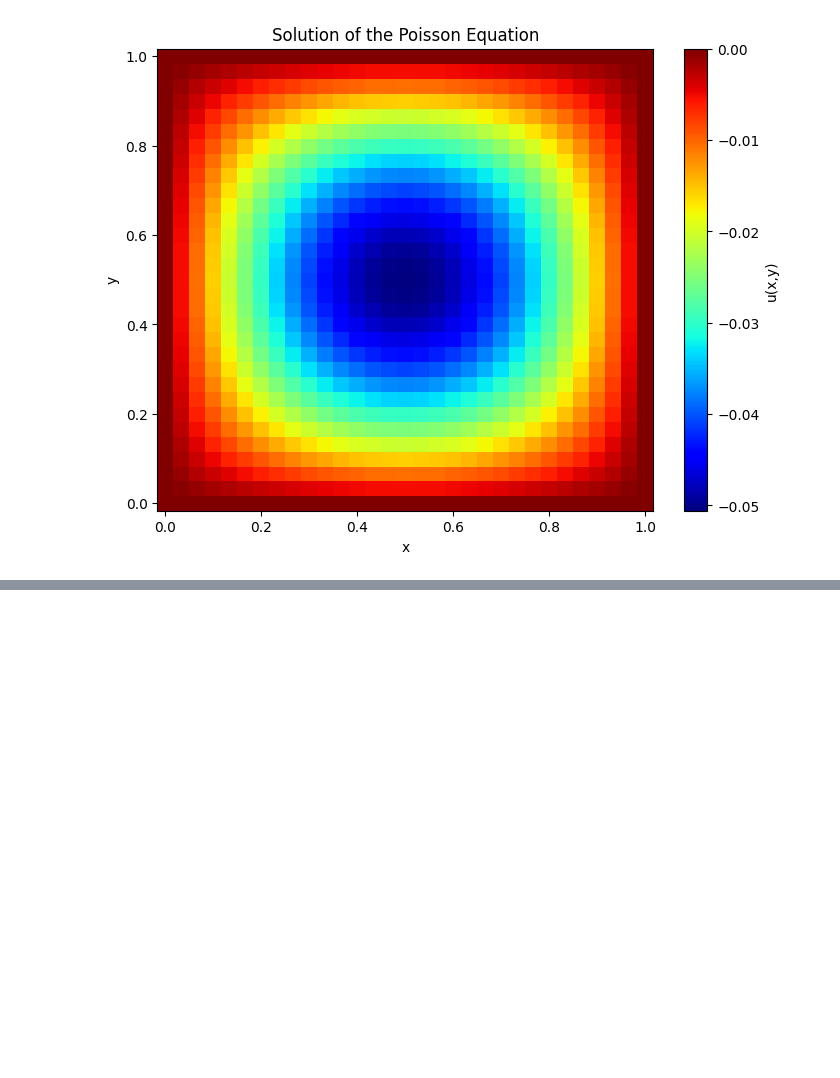
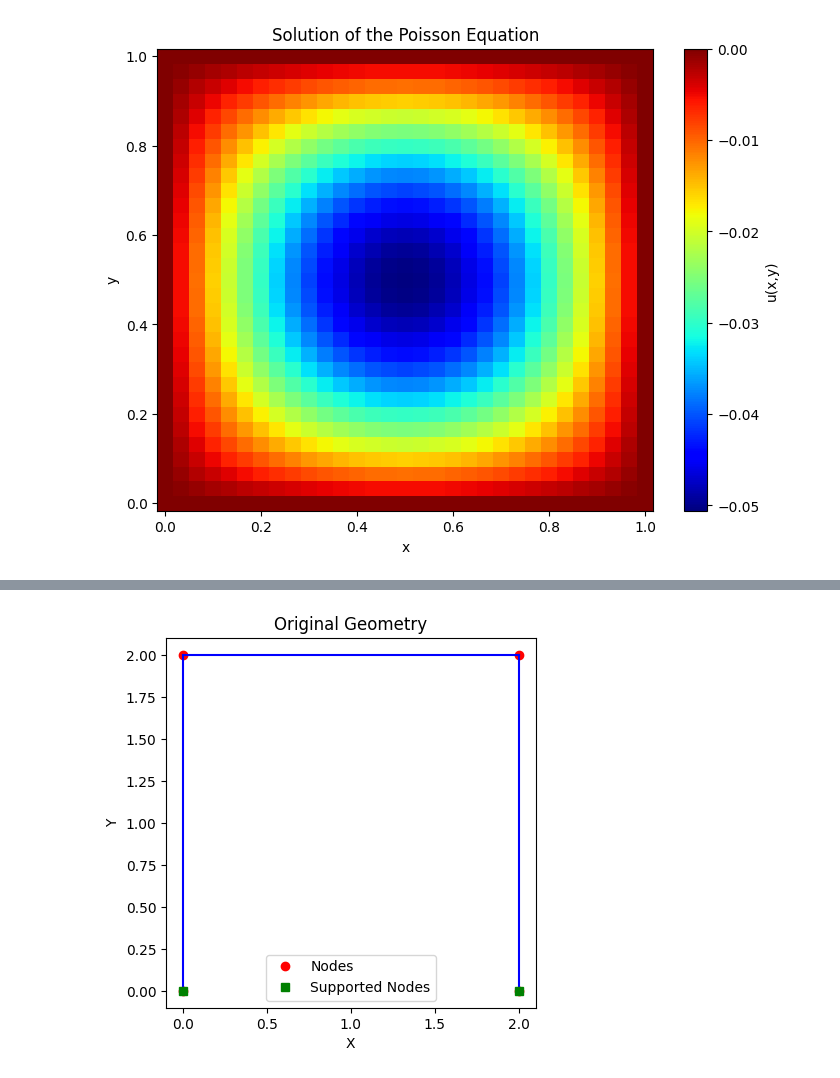
Before and after one commit to pauloakira/ai-pinn, a Jupyter notebook: vem.ipynb, the cells around one changed output, grey strips where cells are left out. Cells and saved outputs as stored; diff of their text form; code cells hidden in the pictures; blank space fills up the shorter version.

Commit message:
Improved geometry

```diff
--- a/vem.ipynb
+++ b/vem.ipynb
@@ -357,0 +367,37 @@ compute_l2_error(torch.tensor(uh_vem), predicted_displacements)
+# %%
+import numpy as np
+import matplotlib.pyplot as plt
+
+# Geometry data
+L = 2.0
+nodes = np.array([[0,0],[0,L],[L,L],[L,0]])
+elements = np.array([[0,1],[1,2],[2,3]])
+supp = np.array([[0,1,1,1], [3,1,1,1]])
+
+# Function to plot the original geometry
+def plot_geometry(nodes, elements, supp):
+    fig, ax = plt.subplots()
+
+    # Plot nodes
+    ax.plot(nodes[:, 0], nodes[:, 1], 'ro', label='Nodes')
+
+    # Plot elements as lines connecting nodes
+    for element in elements:
+        element_coords = nodes[element]
+        ax.plot(element_coords[:, 0], element_coords[:, 1], 'b-')
+
+    # Highlight supported nodes
+    for node in supp[:, 0]:
+        ax.plot(nodes[node, 0], nodes[node, 1], 'gs', label='Supported Nodes' if node == supp[0, 0] else "")
+
+    ax.set_aspect('equal')
+    ax.set_xlabel('X')
+    ax.set_ylabel('Y')
+    ax.set_title('Original Geometry')
+    plt.legend()
+    plt.show()
+
+# Plot the original geometry
+plot_geometry(nodes, elements, supp)
+# %% [output]
+[figure, added]
```
Also changed, not shown: parts of 14 cells of this notebook, 1 other file.
